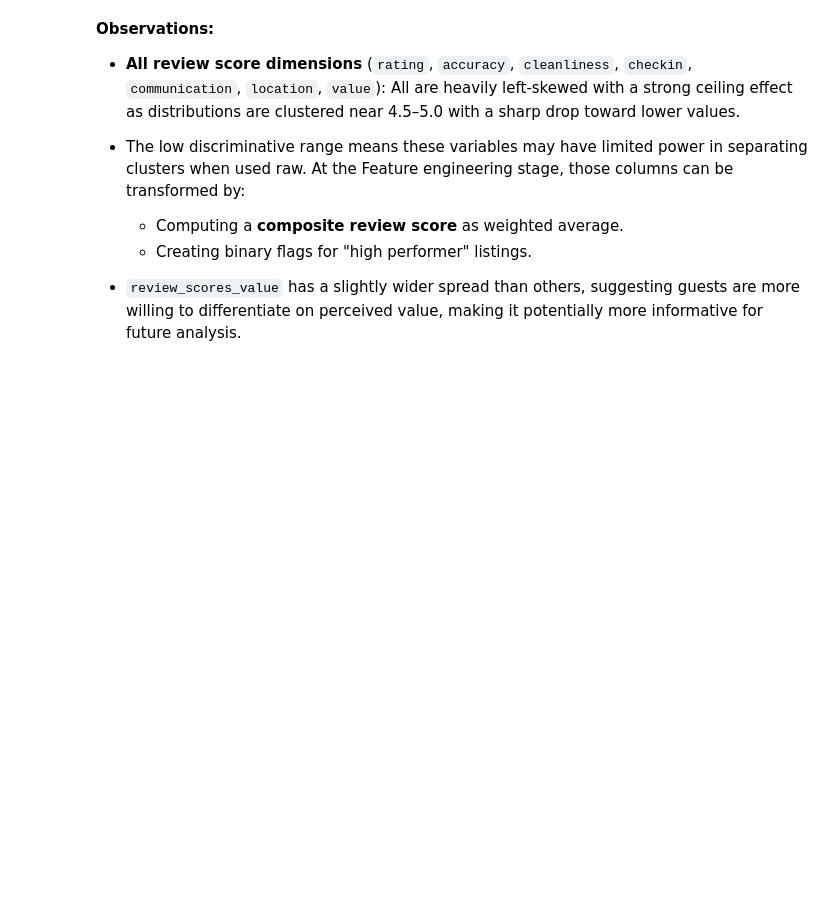
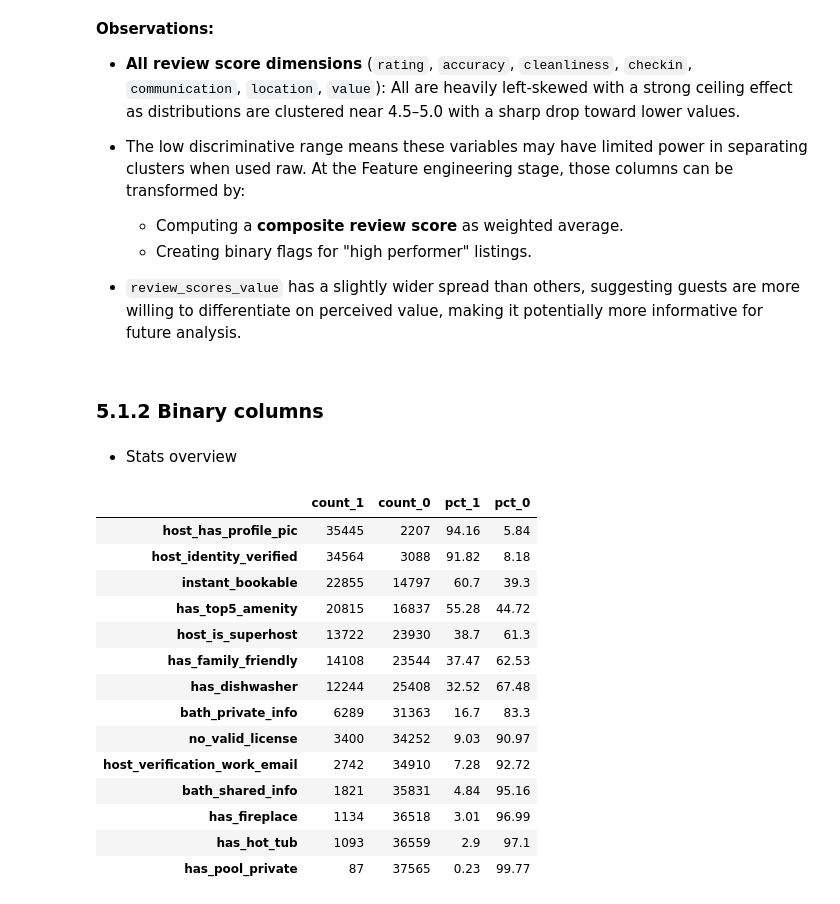
Before and after one commit to pln6/airbnb-market-segmentation-analysis, a Jupyter notebook: notebooks/01_data_cleaning.ipynb, the cells around one changed output. Drawn from its saved outputs; the diff is of its cells as text; code cells hidden in the pictures; blank space fills up the shorter version.

```diff
--- a/notebooks/01_data_cleaning.ipynb
+++ b/notebooks/01_data_cleaning.ipynb
@@ -1247,3 +1247,39 @@ plt.show()
     - Creating binary flags for "high performer" listings.
 
 - `review_scores_value` has a slightly wider spread than others, suggesting guests are more willing to differentiate on perceived value, making it potentially more informative for future analysis.
+# %% [markdown]
+### 5.1.2 Binary columns
+# %%
+bin_cols = ['host_is_superhost', 'host_has_profile_pic', 'host_identity_verified'
+            , 'host_verification_work_email', 'no_valid_license'
+            , 'instant_bookable'
+            , 'bath_private_info', 'bath_shared_info', 'has_top5_amenity', 'has_pool_private', 'has_dishwasher'
+            , 'has_fireplace', 'has_family_friendly', 'has_hot_tub'
+            ]
+# %% [markdown]
+- Stats overview
+# %%
+binary_stats = pd.DataFrame({
+    'count_1': listings_cleaned[bin_cols].sum(),
+    'count_0': listings_cleaned[bin_cols].shape[0] - listings_cleaned[bin_cols].sum(),
+    'pct_1': (listings_cleaned[bin_cols].mean() * 100).round(2),
+    'pct_0': (100 - listings_cleaned[bin_cols].mean() * 100).round(2)
+})
+
+binary_stats.sort_values('pct_1', ascending=False)
+# %% [output]
+|  | count_1 | count_0 | pct_1 | pct_0 |
+| host_has_profile_pic | 35445 | 2207 | 94.16 | 5.84 |
+| host_identity_verified | 34564 | 3088 | 91.82 | 8.18 |
+| instant_bookable | 22855 | 14797 | 60.7 | 39.3 |
+| has_top5_amenity | 20815 | 16837 | 55.28 | 44.72 |
+| host_is_superhost | 13722 | 23930 | 38.7 | 61.3 |
+| has_family_friendly | 14108 | 23544 | 37.47 | 62.53 |
+| has_dishwasher | 12244 | 25408 | 32.52 | 67.48 |
+| bath_private_info | 6289 | 31363 | 16.7 | 83.3 |
+| no_valid_license | 3400 | 34252 | 9.03 | 90.97 |
+| host_verification_work_email | 2742 | 34910 | 7.28 | 92.72 |
+| bath_shared_info | 1821 | 35831 | 4.84 | 95.16 |
+| has_fireplace | 1134 | 36518 | 3.01 | 96.99 |
+| has_hot_tub | 1093 | 36559 | 2.9 | 97.1 |
+| has_pool_private | 87 | 37565 | 0.23 | 99.77 |
```
Also changed, not shown: parts of 10 cells of this notebook.
